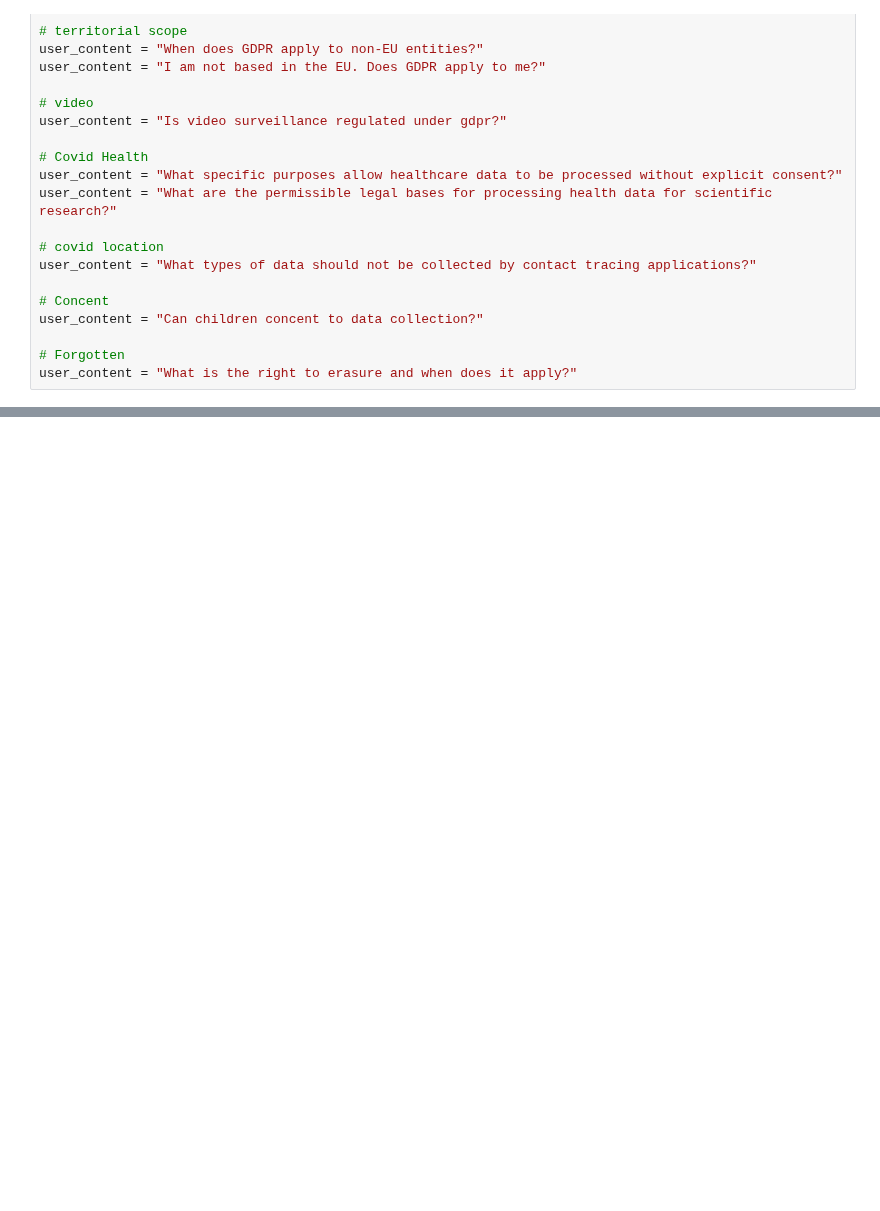
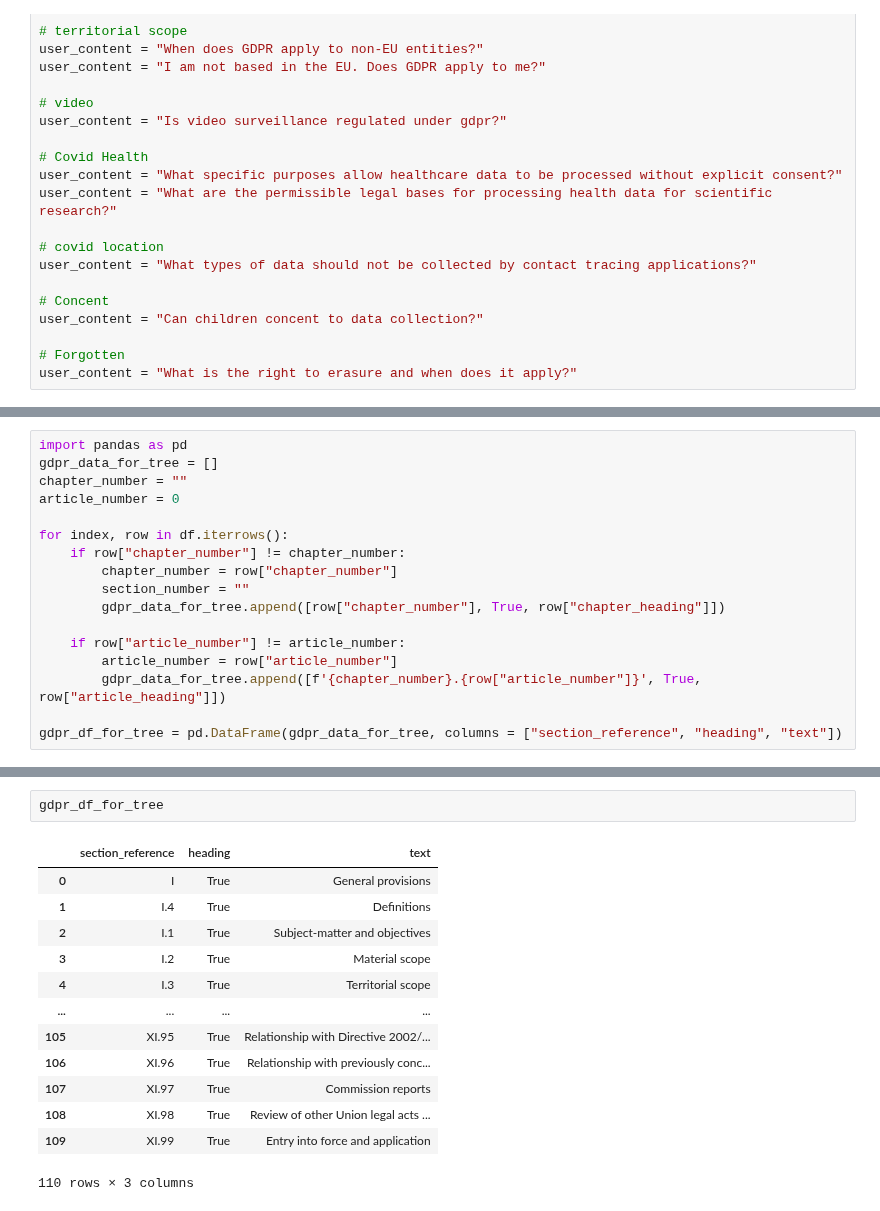
Before and after one commit to sjondavey/gdpr, a Jupyter notebook: 51_chat_corpus.ipynb, the cells around one changed output, grey strips where cells are left out. Cells and saved outputs as stored; diff of their text form; blank space fills up the shorter version.

```diff
--- a/51_chat_corpus.ipynb
+++ b/51_chat_corpus.ipynb
@@ -341,0 +352,17 @@ and another
+# %%
+import pandas as pd
+gdpr_data_for_tree = []
+chapter_number = ""
+article_number = 0
+
+for index, row in df.iterrows():
+    if row["chapter_number"] != chapter_number:
+        chapter_number = row["chapter_number"]
+        section_number = ""
+        gdpr_data_for_tree.append([row["chapter_number"], True, row["chapter_heading"]])
+
+    if row["article_number"] != article_number:
+        article_number = row["article_number"]
+        gdpr_data_for_tree.append([f'{chapter_number}.{row["article_number"]}', True, row["article_heading"]])
+
+gdpr_df_for_tree = pd.DataFrame(gdpr_data_for_tree, columns = ["section_reference", "heading", "text"])
@@ -341,0 +387,16 @@ and another
+# %%
+gdpr_df_for_tree
+# %% [output]
+|  | section_reference | heading | text |
+| 0 | I | True | General provisions |
+| 1 | I.4 | True | Definitions |
+| 2 | I.1 | True | Subject-matter and objectives |
+| 3 | I.2 | True | Material scope |
+| 4 | I.3 | True | Territorial scope |
+| ... | ... | ... | ... |
+| 105 | XI.95 | True | Relationship with Directive 2002/... |
+| 106 | XI.96 | True | Relationship with previously conc... |
+| 107 | XI.97 | True | Commission reports |
+| 108 | XI.98 | True | Review of other Union legal acts ... |
+| 109 | XI.99 | True | Entry into force and application |
+110 rows × 3 columns
```
Also changed, not shown: parts of 9 cells of this notebook, 35 other files.
